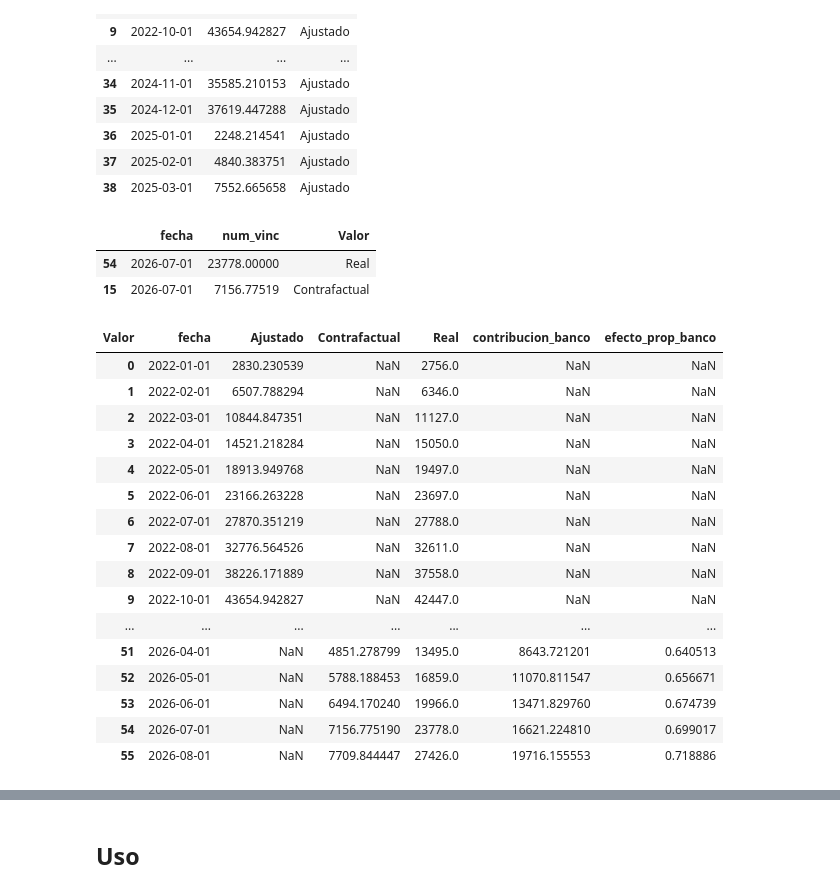
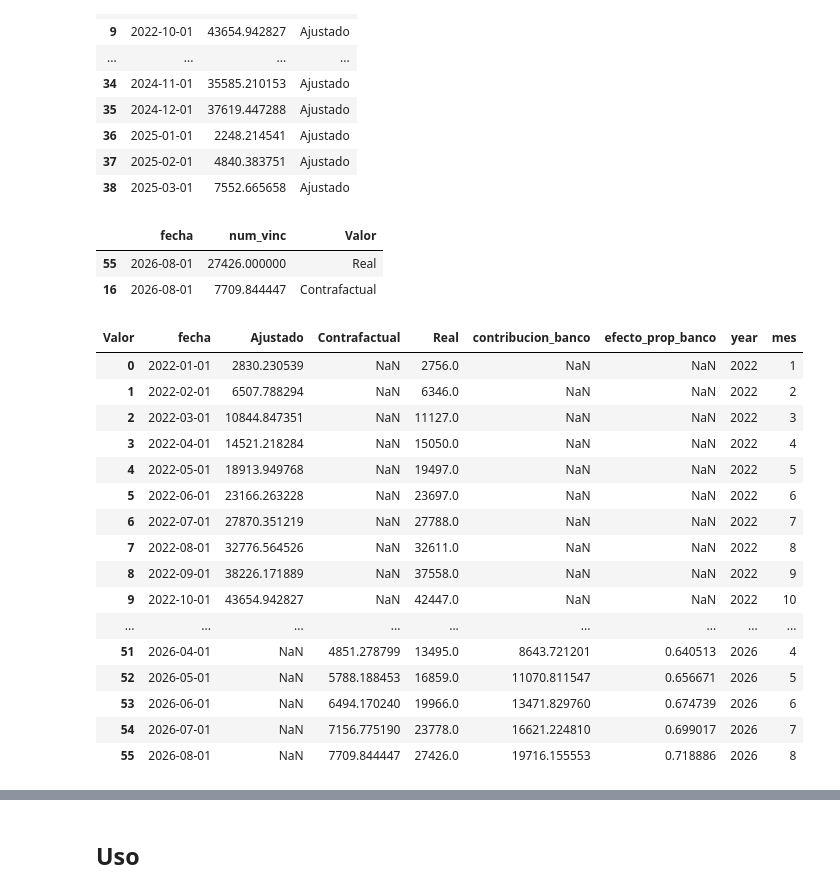
Before and after one commit to Santlond/ADQUIRENCIA_FERIA_EVA_github, a Jupyter notebook: data_analyisis_hist_vinc_y_uso_adqui_1_a_1.ipynb, the cells around one changed output, grey strips where cells are left out. Drawn from its saved outputs; the diff is of its cells as text; code cells hidden in the pictures.

```diff
--- a/data_analyisis_hist_vinc_y_uso_adqui_1_a_1.ipynb
+++ b/data_analyisis_hist_vinc_y_uso_adqui_1_a_1.ipynb
@@ -1075,12 +1075,12 @@ fig.add_annotation(x='2026-11-01', y=17000,
             xshift=90)
 fig.show()
 # %%
-df_plot_bar = df_plot[df_plot['fecha'] == '2026-07-01']
+df_plot_bar = df_plot[df_plot['fecha'] == '2026-08-01']
 df_plot_bar
 # %% [output]
 |  | fecha | num_vinc | Valor |
-| 54 | 2026-07-01 | 23778.00000 | Real |
-| 15 | 2026-07-01 | 7156.77519 | Contrafactual |
+| 55 | 2026-08-01 | 27426.000000 | Real |
+| 16 | 2026-08-01 | 7709.844447 | Contrafactual |
 # %%
 fig = px.bar(df_plot_bar, x='Valor', y='num_vinc', color='Valor', template='simple_white', text_auto=True)
 fig.update_layout(
@@ -1097,26 +1097,28 @@ fig.show()
 # %%
 df_resumen_wide = df_plot.pivot(index='fecha', columns='Valor', values='num_vinc')
 df_resumen_wide = df_resumen_wide.reset_index()
 df_resumen_wide['contribucion_banco'] = df_resumen_wide['Real'] - df_resumen_wide['Contrafactual']
 df_resumen_wide['efecto_prop_banco'] = df_resumen_wide['contribucion_banco'] / df_resumen_wide['Real']
+df_resumen_wide['year'] = pd.to_datetime(df_resumen_wide['fecha']).dt.year
+df_resumen_wide['mes'] = pd.to_datetime(df_resumen_wide['fecha']).dt.month
 df_resumen_wide
 # %% [output]
-| Valor | fecha | Ajustado | Contrafactual | Real | contribucion_banco | efecto_prop_banco |
-| 0 | 2022-01-01 | 2830.230539 | NaN | 2756.0 | NaN | NaN |
-| 1 | 2022-02-01 | 6507.788294 | NaN | 6346.0 | NaN | NaN |
-| 2 | 2022-03-01 | 10844.847351 | NaN | 11127.0 | NaN | NaN |
-| 3 | 2022-04-01 | 14521.218284 | NaN | 15050.0 | NaN | NaN |
-| 4 | 2022-05-01 | 18913.949768 | NaN | 19497.0 | NaN | NaN |
-| 5 | 2022-06-01 | 23166.263228 | NaN | 23697.0 | NaN | NaN |
-| 6 | 2022-07-01 | 27870.351219 | NaN | 27788.0 | NaN | NaN |
-| 7 | 2022-08-01 | 32776.564526 | NaN | 32611.0 | NaN | NaN |
-| 8 | 2022-09-01 | 38226.171889 | NaN | 37558.0 | NaN | NaN |
-| 9 | 2022-10-01 | 43654.942827 | NaN | 42447.0 | NaN | NaN |
-| ... | ... | ... | ... | ... | ... | ... |
-| 51 | 2026-04-01 | NaN | 4851.278799 | 13495.0 | 8643.721201 | 0.640513 |
-| 52 | 2026-05-01 | NaN | 5788.188453 | 16859.0 | 11070.811547 | 0.656671 |
-| 53 | 2026-06-01 | NaN | 6494.170240 | 19966.0 | 13471.829760 | 0.674739 |
-| 54 | 2026-07-01 | NaN | 7156.775190 | 23778.0 | 16621.224810 | 0.699017 |
-| 55 | 2026-08-01 | NaN | 7709.844447 | 27426.0 | 19716.155553 | 0.718886 |
+| Valor | fecha | Ajustado | Contrafactual | Real | contribucion_banco | efecto_prop_banco | year | mes |
+| 0 | 2022-01-01 | 2830.230539 | NaN | 2756.0 | NaN | NaN | 2022 | 1 |
+| 1 | 2022-02-01 | 6507.788294 | NaN | 6346.0 | NaN | NaN | 2022 | 2 |
+| 2 | 2022-03-01 | 10844.847351 | NaN | 11127.0 | NaN | NaN | 2022 | 3 |
+| 3 | 2022-04-01 | 14521.218284 | NaN | 15050.0 | NaN | NaN | 2022 | 4 |
+| 4 | 2022-05-01 | 18913.949768 | NaN | 19497.0 | NaN | NaN | 2022 | 5 |
+| 5 | 2022-06-01 | 23166.263228 | NaN | 23697.0 | NaN | NaN | 2022 | 6 |
+| 6 | 2022-07-01 | 27870.351219 | NaN | 27788.0 | NaN | NaN | 2022 | 7 |
+| 7 | 2022-08-01 | 32776.564526 | NaN | 32611.0 | NaN | NaN | 2022 | 8 |
+| 8 | 2022-09-01 | 38226.171889 | NaN | 37558.0 | NaN | NaN | 2022 | 9 |
+| 9 | 2022-10-01 | 43654.942827 | NaN | 42447.0 | NaN | NaN | 2022 | 10 |
+| ... | ... | ... | ... | ... | ... | ... | ... | ... |
+| 51 | 2026-04-01 | NaN | 4851.278799 | 13495.0 | 8643.721201 | 0.640513 | 2026 | 4 |
+| 52 | 2026-05-01 | NaN | 5788.188453 | 16859.0 | 11070.811547 | 0.656671 | 2026 | 5 |
+| 53 | 2026-06-01 | NaN | 6494.170240 | 19966.0 | 13471.829760 | 0.674739 | 2026 | 6 |
+| 54 | 2026-07-01 | NaN | 7156.775190 | 23778.0 | 16621.224810 | 0.699017 | 2026 | 7 |
+| 55 | 2026-08-01 | NaN | 7709.844447 | 27426.0 | 19716.155553 | 0.718886 | 2026 | 8 |
 # %%
 df_resumen_wide.to_excel('main_data/contrafactual_num_vinculaciones.xlsx', index=False)
```
Also changed, not shown: parts of 24 cells of this notebook, 24 other files.
